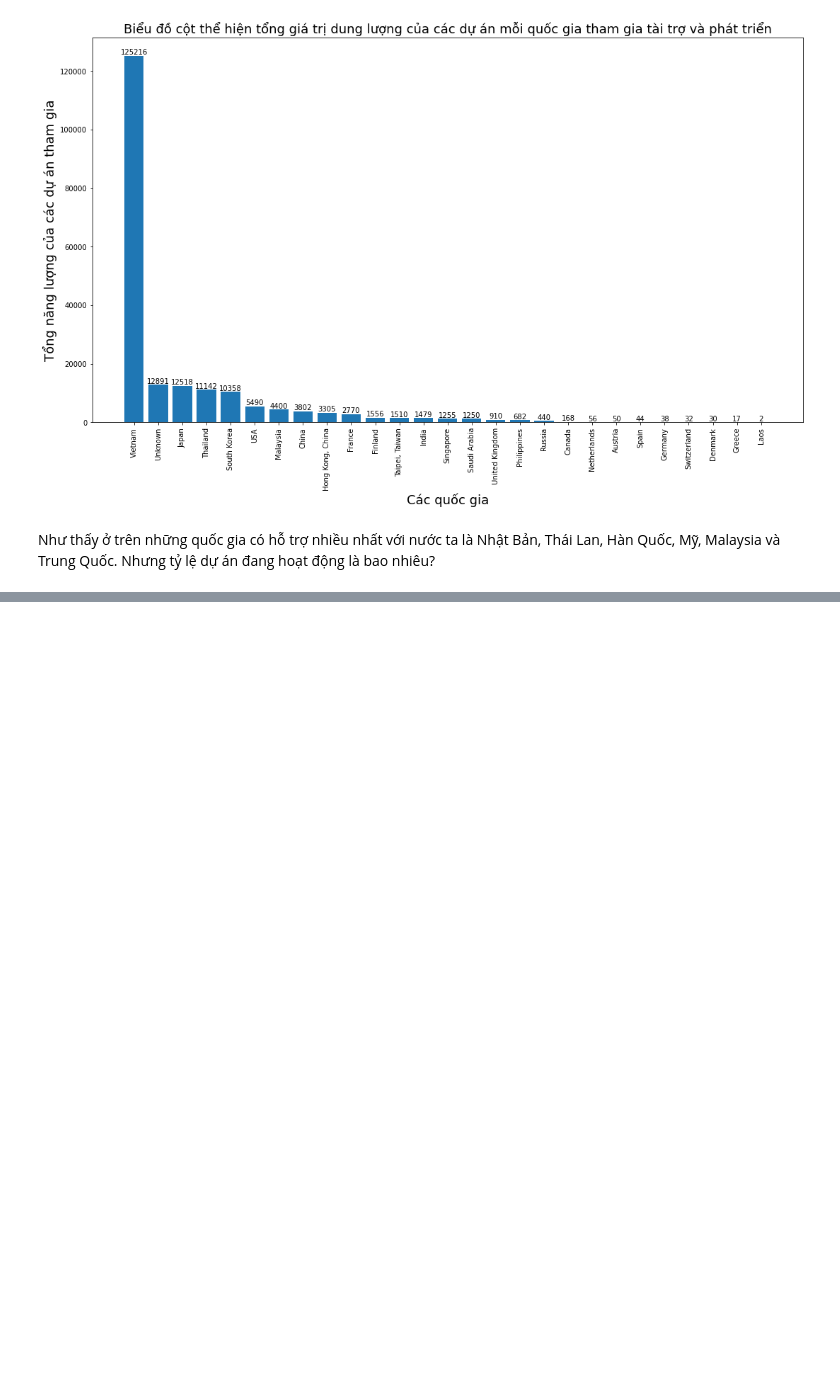
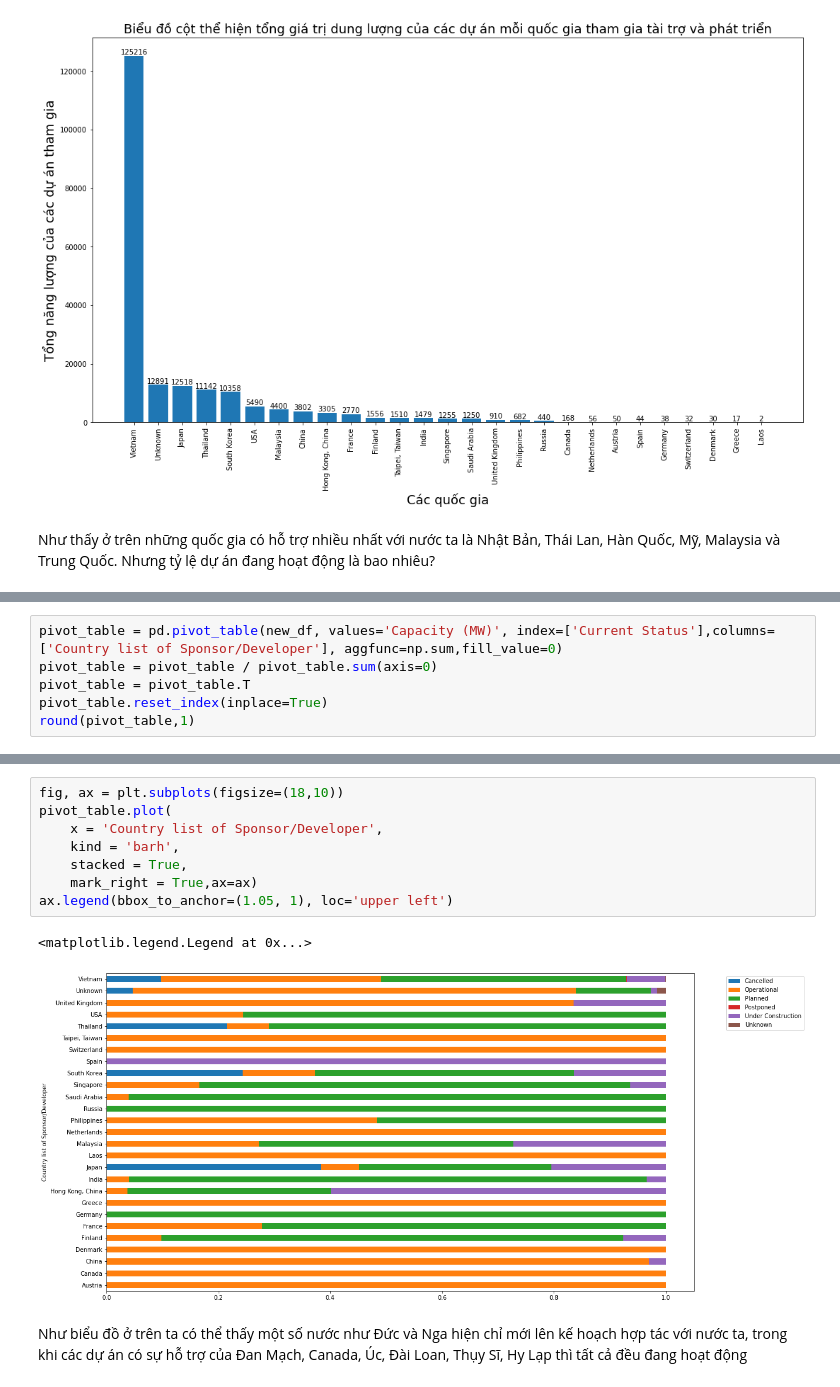
Before and after one commit to JustKidding2K/P4DS_FinalProject, a Jupyter notebook: Source.ipynb, the cells around one changed output, grey strips where cells are left out. Cells and saved outputs as stored; diff of their text form; blank space fills up the shorter version.

```diff
--- a/Source.ipynb
+++ b/Source.ipynb
@@ -514,0 +489,6 @@ No handles with labels found to put in legend.
+# %%
+pivot_table = pd.pivot_table(new_df, values='Capacity (MW)', index=['Current Status'],columns=['Country list of Sponsor/Developer'], aggfunc=np.sum,fill_value=0)
+pivot_table = pivot_table / pivot_table.sum(axis=0)
+pivot_table = pivot_table.T
+pivot_table.reset_index(inplace=True)
+round(pivot_table,1)
@@ -514,0 +513,13 @@ No handles with labels found to put in legend.
+# %%
+fig, ax = plt.subplots(figsize=(18,10))
+pivot_table.plot(
+    x = 'Country list of Sponsor/Developer',
+    kind = 'barh',
+    stacked = True,
+    mark_right = True,ax=ax)
+ax.legend(bbox_to_anchor=(1.05, 1), loc='upper left')
+# %% [output]
+<matplotlib.legend.Legend at 0x...>
+[figure, added]
+# %% [markdown]
+Như biểu đồ ở trên ta có thể thấy một số nước như Đức và Nga hiện chỉ mới lên kế hoạch hợp tác với nước ta, trong khi các dự án có sự hỗ trợ của Đan Mạch, Canada, Úc, Đài Loan, Thụy Sĩ, Hy Lạp thì tất cả đều đang hoạt động
```
Also changed, not shown: parts of 7 cells of this notebook, 2 other files.
